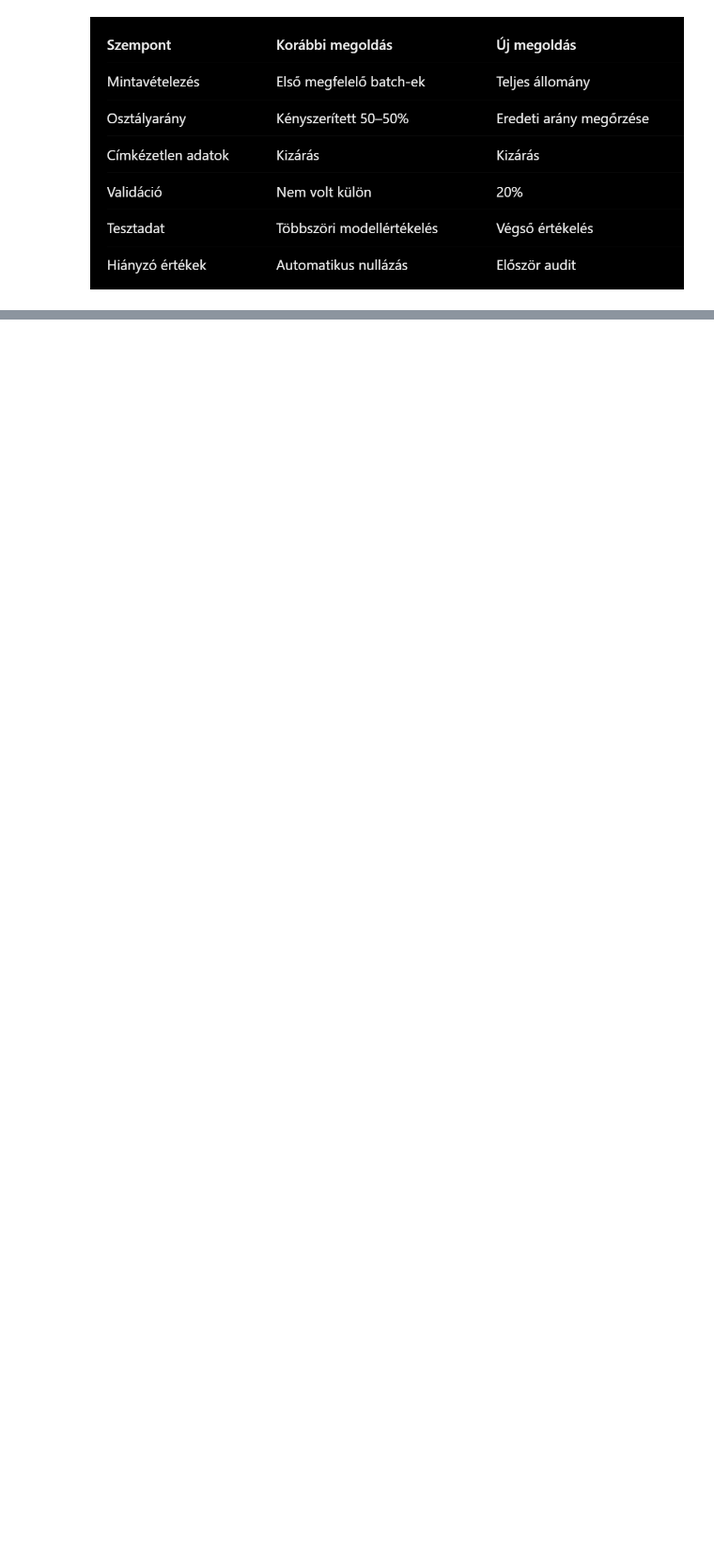
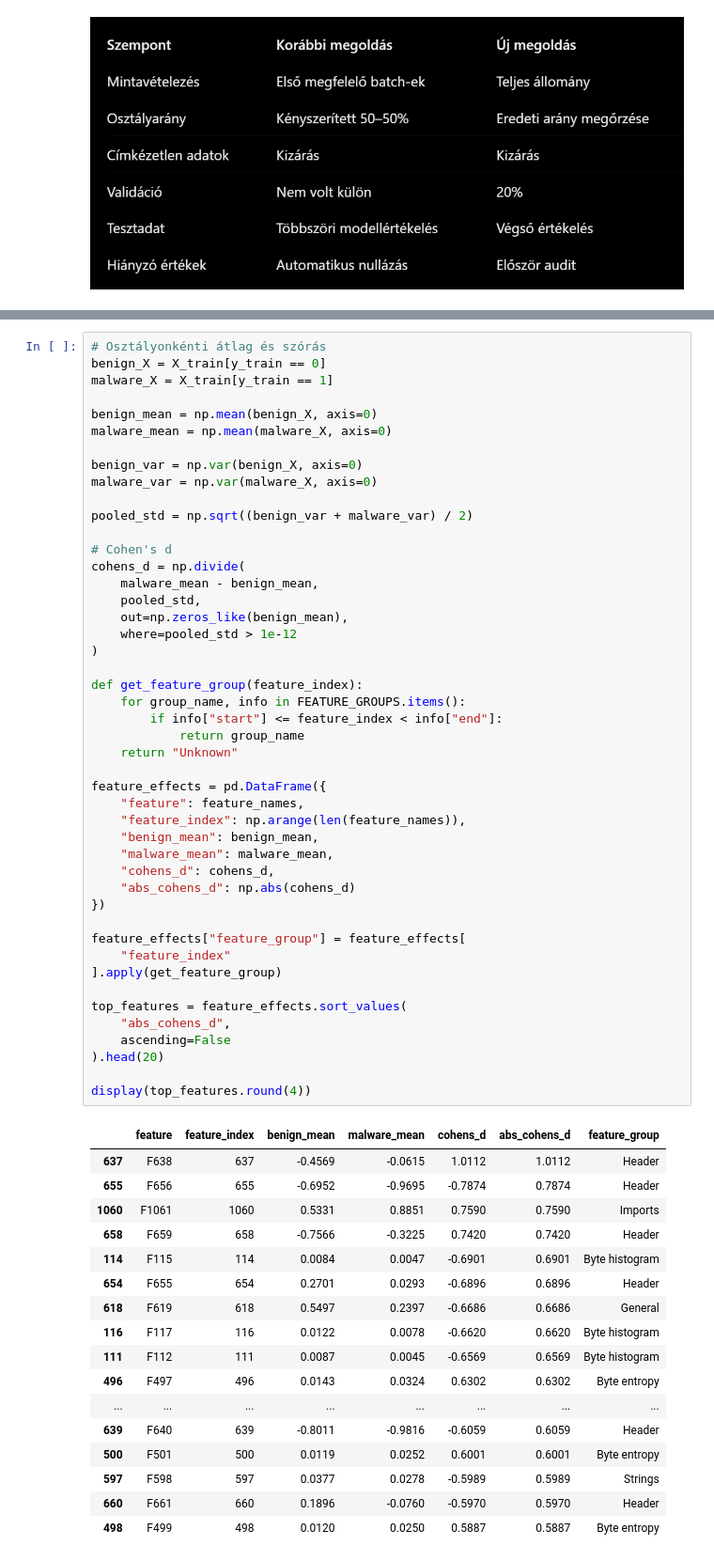
Before and after one commit to RaczNikoletta/Artificial-intelligence, a Jupyter notebook: beadando_emberdsv2.ipynb, the cells around one changed output, grey strips where cells are left out. Shown at 94% size. Drawn from its saved outputs; the diff is of its cells as text; blank space fills up the shorter version.

```diff
--- a/beadando_emberdsv2.ipynb
+++ b/beadando_emberdsv2.ipynb
@@ -615,0 +863,64 @@ plt.show()
+# %%
+# Osztályonkénti átlag és szórás
+benign_X = X_train[y_train == 0]
+malware_X = X_train[y_train == 1]
+
+benign_mean = np.mean(benign_X, axis=0)
+malware_mean = np.mean(malware_X, axis=0)
+
+benign_var = np.var(benign_X, axis=0)
+malware_var = np.var(malware_X, axis=0)
+
+pooled_std = np.sqrt((benign_var + malware_var) / 2)
+
+# Cohen's d
+cohens_d = np.divide(
+    malware_mean - benign_mean,
+    pooled_std,
+    out=np.zeros_like(benign_mean),
+    where=pooled_std > 1e-12
+)
+
+def get_feature_group(feature_index):
+    for group_name, info in FEATURE_GROUPS.items():
+        if info["start"] <= feature_index < info["end"]:
+            return group_name
+    return "Unknown"
+
+feature_effects = pd.DataFrame({
+    "feature": feature_names,
+    "feature_index": np.arange(len(feature_names)),
+    "benign_mean": benign_mean,
+    "malware_mean": malware_mean,
+    "cohens_d": cohens_d,
+    "abs_cohens_d": np.abs(cohens_d)
+})
+
+feature_effects["feature_group"] = feature_effects[
+    "feature_index"
+].apply(get_feature_group)
+
+top_features = feature_effects.sort_values(
+    "abs_cohens_d",
+    ascending=False
+).head(20)
+
+display(top_features.round(4))
+# %% [output]
+|  | feature | feature_index | benign_mean | malware_mean | cohens_d | abs_cohens_d | feature_group |
+| 637 | F638 | 637 | -0.4569 | -0.0615 | 1.0112 | 1.0112 | Header |
+| 655 | F656 | 655 | -0.6952 | -0.9695 | -0.7874 | 0.7874 | Header |
+| 1060 | F1061 | 1060 | 0.5331 | 0.8851 | 0.7590 | 0.7590 | Imports |
+| 658 | F659 | 658 | -0.7566 | -0.3225 | 0.7420 | 0.7420 | Header |
+| 114 | F115 | 114 | 0.0084 | 0.0047 | -0.6901 | 0.6901 | Byte histogram |
+| 654 | F655 | 654 | 0.2701 | 0.0293 | -0.6896 | 0.6896 | Header |
+| 618 | F619 | 618 | 0.5497 | 0.2397 | -0.6686 | 0.6686 | General |
+| 116 | F117 | 116 | 0.0122 | 0.0078 | -0.6620 | 0.6620 | Byte histogram |
+| 111 | F112 | 111 | 0.0087 | 0.0045 | -0.6569 | 0.6569 | Byte histogram |
+| 496 | F497 | 496 | 0.0143 | 0.0324 | 0.6302 | 0.6302 | Byte entropy |
+| ... | ... | ... | ... | ... | ... | ... | ... |
+| 639 | F640 | 639 | -0.8011 | -0.9816 | -0.6059 | 0.6059 | Header |
+| 500 | F501 | 500 | 0.0119 | 0.0252 | 0.6001 | 0.6001 | Byte entropy |
+| 597 | F598 | 597 | 0.0377 | 0.0278 | -0.5989 | 0.5989 | Strings |
+| 660 | F661 | 660 | 0.1896 | -0.0760 | -0.5970 | 0.5970 | Header |
+| 498 | F499 | 498 | 0.0120 | 0.0250 | 0.5887 | 0.5887 | Byte entropy |
```
Also changed, not shown: parts of 12 cells of this notebook.
